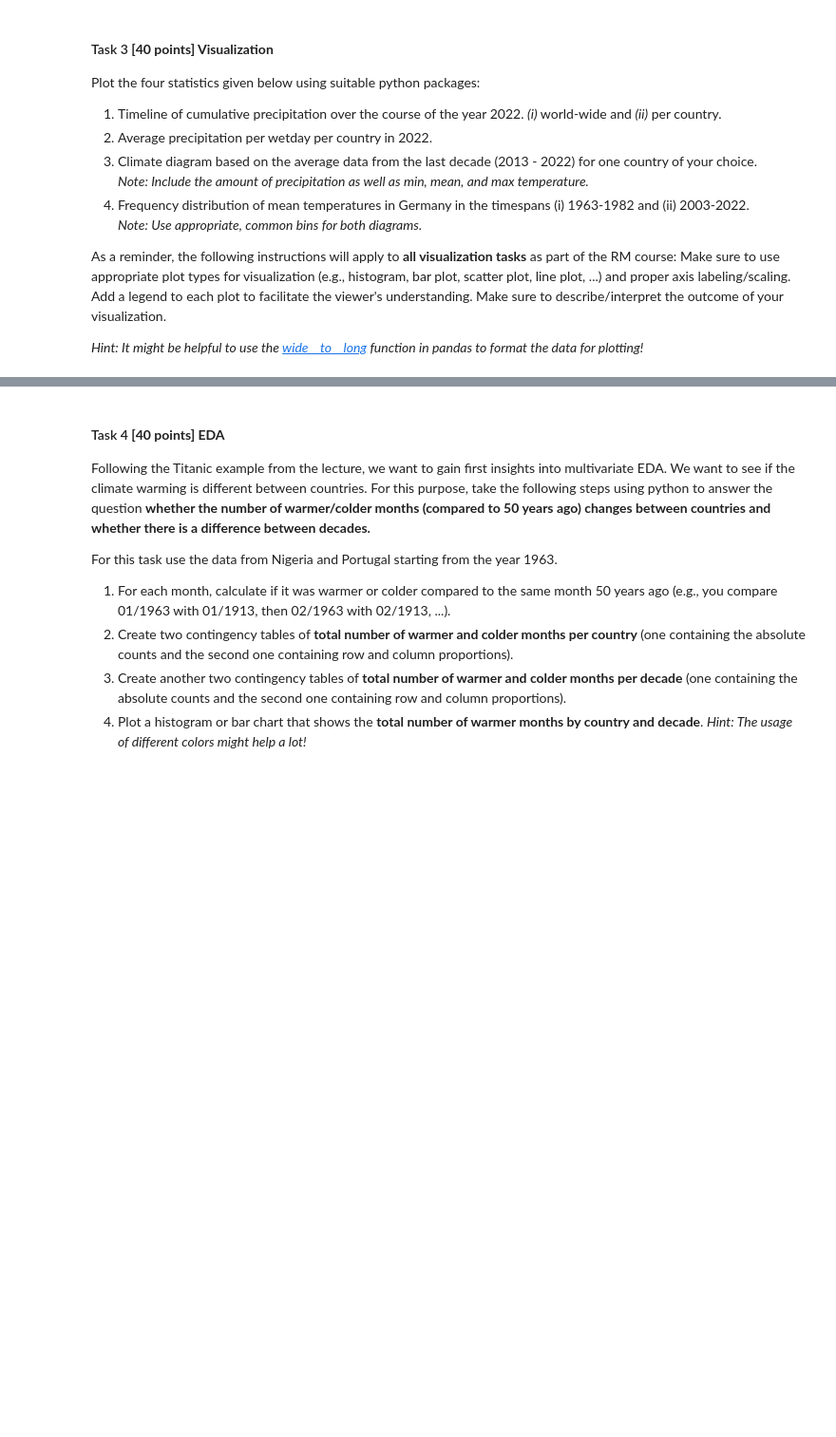
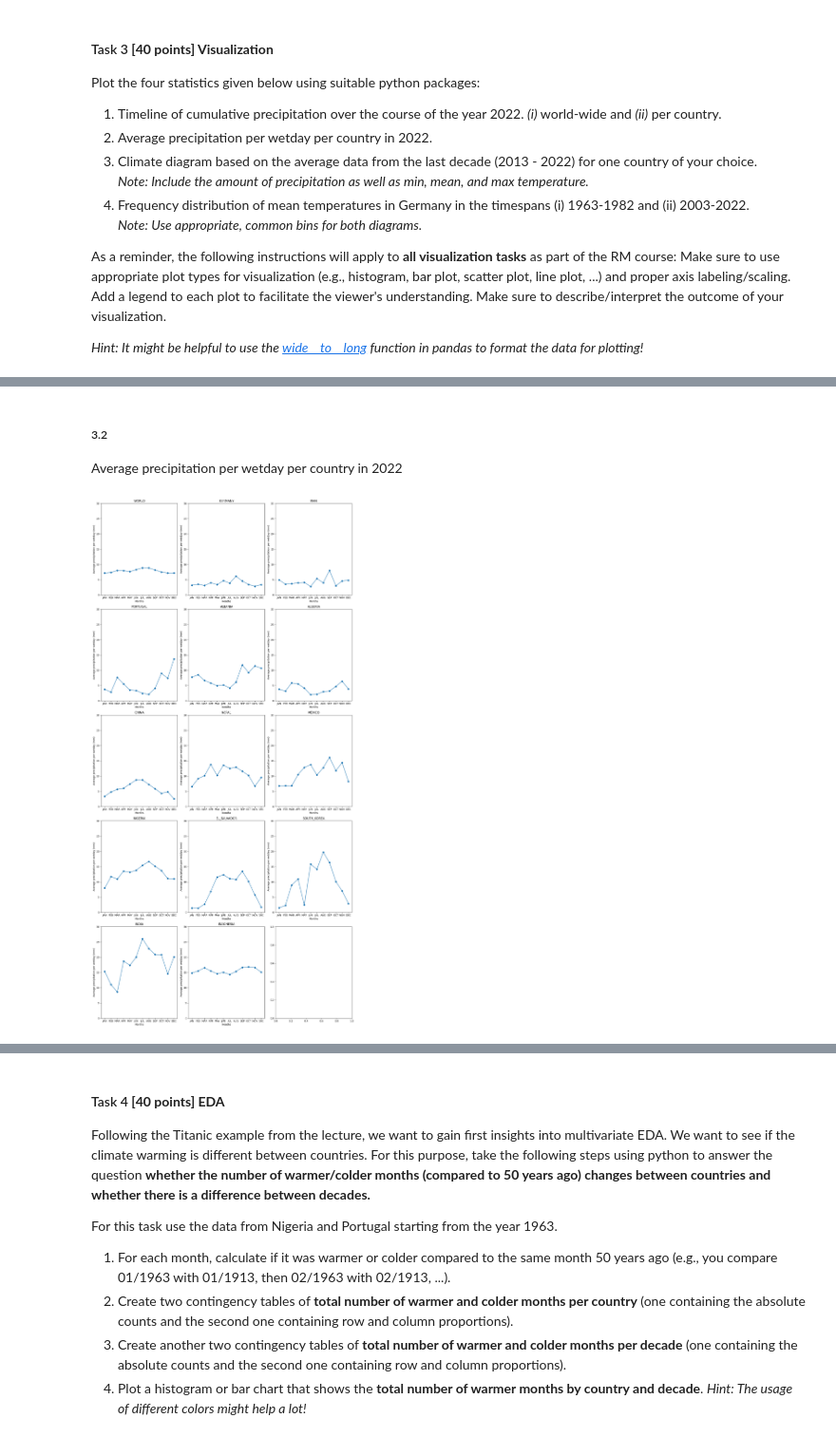
Before and after one commit to CallMeL/ResearchMethod, a Jupyter notebook: RM_A02_Group.ipynb, the cells around one changed output, grey strips where cells are left out. Shown at 95% size. Cells and saved outputs as stored; diff of their text form; code cells hidden in the pictures; blank space fills up the shorter version.

```diff
--- a/RM_A02_Group.ipynb
+++ b/RM_A02_Group.ipynb
@@ -67,0 +240,41 @@ _Hint: It might be helpful to use the [wide__to__long](https://pandas.pydata.org
+# %% [markdown]
+##### 3.2
+Average precipitation per wetday per country in 2022
+# %%
+columns_WET = ['WET_DAYS_JAN', 'WET_DAYS_FEB', 'WET_DAYS_MAR','WET_DAYS_APR',
+               'WET_DAYS_MAY', 'WET_DAYS_JUN', 'WET_DAYS_JUL','WET_DAYS_AUG',
+               'WET_DAYS_SEP', 'WET_DAYS_OCT', 'WET_DAYS_NOV','WET_DAYS_DEC']
+columns_2 = ['COUNTRY', 'YEAR']+columns_WET+columns_PRECIP
+table_2 = table[columns_2]
+table_2 = table_2[table_2['YEAR']==2022]
+table_2.reset_index(drop=True, inplace=True)
+# %%
+ratio = pd.DataFrame()
+for month in months:
+    ratio[f'PRECIP_{month}_WET_DAYS_RATIO'] = table_2[f'PRECIP_{month}'] / table_2[f'WET_DAYS_{month}']
+# %%
+months = ['JAN', 'FEB', 'MAR', 'APR', 'MAY', 'JUN', 'JUL', 'AUG', 'SEP', 'OCT', 'NOV', 'DEC']
+num_countries = len(table_2['COUNTRY'])
+num_plots_per_row = 3
+num_rows = (num_countries + num_plots_per_row - 1) // num_plots_per_row
+
+# Create subplots with three subplots in each row
+fig, axs = plt.subplots(nrows=num_rows, ncols=num_plots_per_row, figsize=(15, 6 * num_rows))
+# make sure that the scale of y axis is the same with different plots
+common_y_lim = (0, 30)
+
+for i, country in enumerate(table_2['COUNTRY']):
+    country_data = table_2[table_2['COUNTRY'] == country]
+    row = i // num_plots_per_row
+    col = i % num_plots_per_row
+    ax = axs[row, col]
+    ax.plot(months, ratio.iloc[i,0:], marker='o')
+    ax.set_title(country)
+    ax.set_xlabel('Months')
+    ax.set_ylabel('Average precipitation per wetday (mm)')
+    ax.set_ylim(common_y_lim)
+
+plt.tight_layout()
+plt.show()
+# %% [output]
+[figure, added]
```
Also changed, not shown: parts of 21 cells of this notebook.
